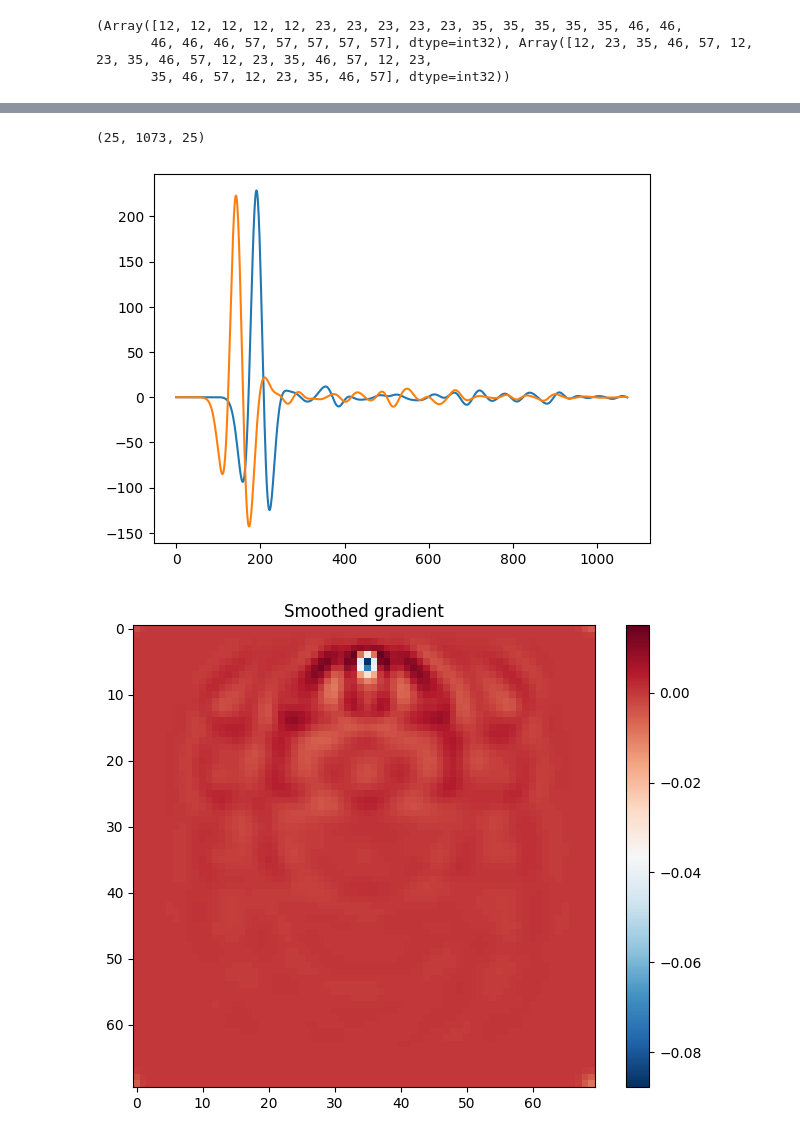
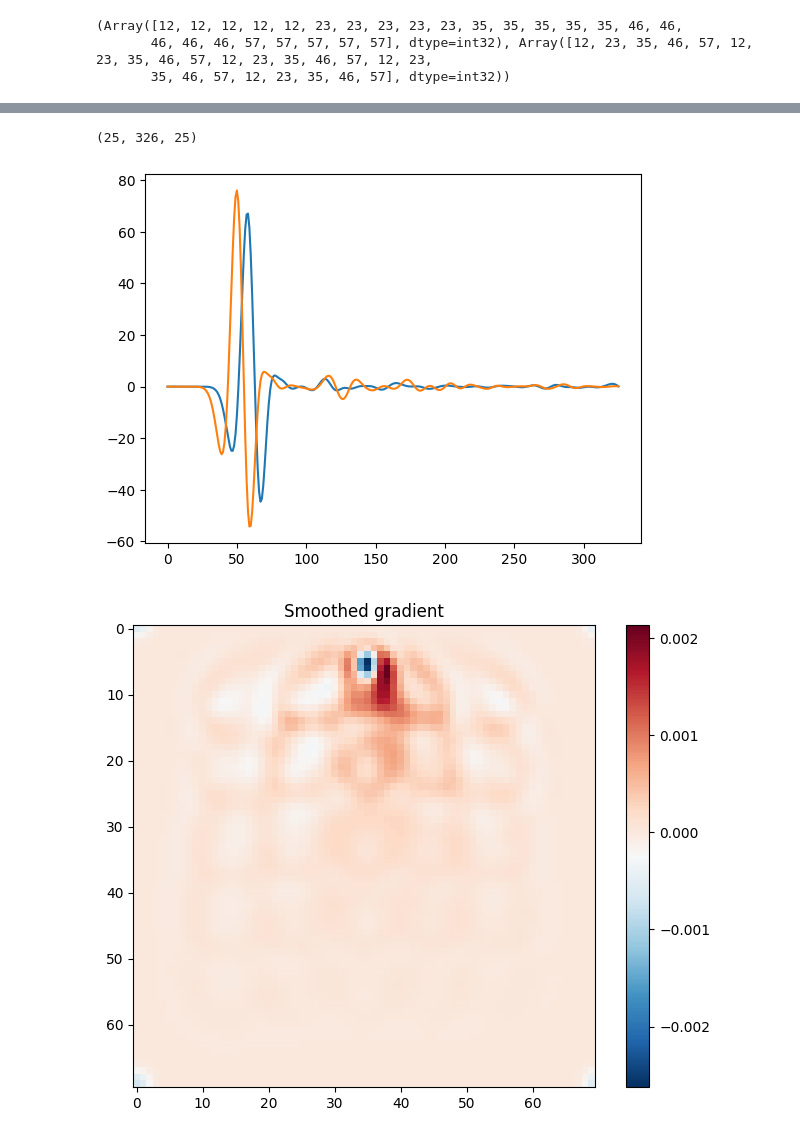
Before and after one commit to armercier/Hybrid-OED, a Jupyter notebook: src/scripts/inversion.ipynb, the cells around one changed output, grey strips where cells are left out. Drawn from its saved outputs; the diff is of its cells as text; code cells hidden in the pictures.

```diff
--- a/src/scripts/inversion.ipynb
+++ b/src/scripts/inversion.ipynb
@@ -51,7 +51,7 @@ print(model.shape)
 # the classic is 7, 14, 21
 
 
-true_model = model[14,0,:,:]
+true_model = model[84,0,:,:]
 plt.imshow(true_model)
 plt.colorbar()
 plt.show()
@@ -87,7 +87,7 @@ plt.imshow(homogenous_model)
 # %%
 N = (70, 70)  # Grid size
 dx = (1.0, 1.0)  # Spatial resolution
-cfl=0.25
+cfl=0.75
 
 # Defining the domain
 domain = Domain(N, dx)
@@ -312,6 +312,11 @@ sensors = Sensors(positions=sensors_positions)
 source_positions = (src_coords_list[:,0],src_coords_list[:,1])
 
 print(sensors_positions)
+
+# select 10 sources at random
+# src_coords_list = random.randint(key, (10, 2), 0, 70, dtype=jnp.int32)
+# num_sources = src_coords_list.shape[0]
+# source_positions = (src_coords_list[:,0],src_coords_list[:,1])
 # %% [output]
 (Array([12, 12, 12, 12, 12, 23, 23, 23, 23, 23, 35, 35, 35, 35, 35, 46, 46,
        46, 46, 46, 57, 57, 57, 57, 57], dtype=int32), Array([12, 23, 35, 46, 57, 12, 23, 35, 46, 57, 12, 23, 35, 46, 57, 12, 23,
@@ -474,33 +483,33 @@ loss_with_grad_multi = value_and_grad(loss_func_multi, argnums=0)
 # %%
 p_data.shape
 # %% [output]
-(25, 1073, 25)
+(25, 326, 25)
 # %%
 # plt.plot(hilbert_transf(p_data[0, :, 0]))
 plt.plot(p_data[0, :, 0])
 plt.plot(p_data[1, :, 1])
 plt.show()
 # %% [output]
-[figure, old version]
+[figure, new version]
 # %%
 def smooth_fun(gradient):
     # x = gradient.on_grid[..., 0]
     x = gradient
     for _ in range(1):
-        x = smooth(x)
+        x = smooth(x, 2.0)
     return x
 
 loss, gradient = loss_with_grad(params, source_num=2)
 gradient = smooth_fun(gradient)
 
 # Viualize
 plt.figure(figsize=(8, 6))
 plt.imshow(gradient, cmap="RdBu_r")
 plt.title("Smoothed gradient")
 plt.colorbar()
 plt.show()
 # %% [output]
-[figure, old version]
+[figure, new version]
 # %%
 losshistory = []
 reconstructions = []
```
Also changed, not shown: parts of 11 cells of this notebook, 3 other files.
